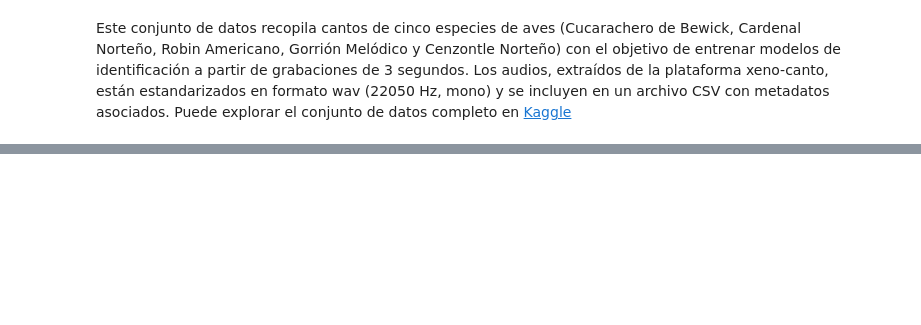
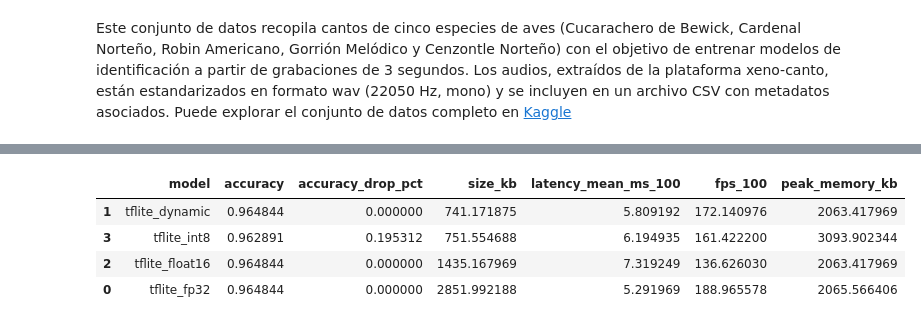
Before and after one commit to jonathancagua/audio, a Jupyter notebook: audio_cuanti.ipynb, the cells around one changed output, grey strips where cells are left out. Cells and saved outputs as stored; diff of their text form; code cells hidden in the pictures; blank space fills up the shorter version.

```diff
--- a/audio_cuanti.ipynb
+++ b/audio_cuanti.ipynb
@@ -751,0 +1032,26 @@ Captures:
+# %%
+final_df = results_deploy_df.copy()
+
+baseline_acc = final_df.loc[
+    final_df["model"] == "tflite_fp32", "accuracy"
+].values[0]
+
+final_df["accuracy_drop_pct"] = (baseline_acc - final_df["accuracy"]) * 100
+
+final_df = final_df.sort_values(by="size_kb")
+
+display(final_df[[
+    "model",
+    "accuracy",
+    "accuracy_drop_pct",
+    "size_kb",
+    "latency_mean_ms_100",
+    "fps_100",
+    "peak_memory_kb"
+]])
+# %% [output]
+|  | model | accuracy | accuracy_drop_pct | size_kb | latency_mean_ms_100 | fps_100 | peak_memory_kb |
+| 1 | tflite_dynamic | 0.964844 | 0.000000 | 741.171875 | 5.809192 | 172.140976 | 2063.417969 |
+| 3 | tflite_int8 | 0.962891 | 0.195312 | 751.554688 | 6.194935 | 161.422200 | 3093.902344 |
+| 2 | tflite_float16 | 0.964844 | 0.000000 | 1435.167969 | 7.319249 | 136.626030 | 2063.417969 |
+| 0 | tflite_fp32 | 0.964844 | 0.000000 | 2851.992188 | 5.291969 | 188.965578 | 2065.566406 |
```
Also changed, not shown: parts of 20 cells of this notebook.
